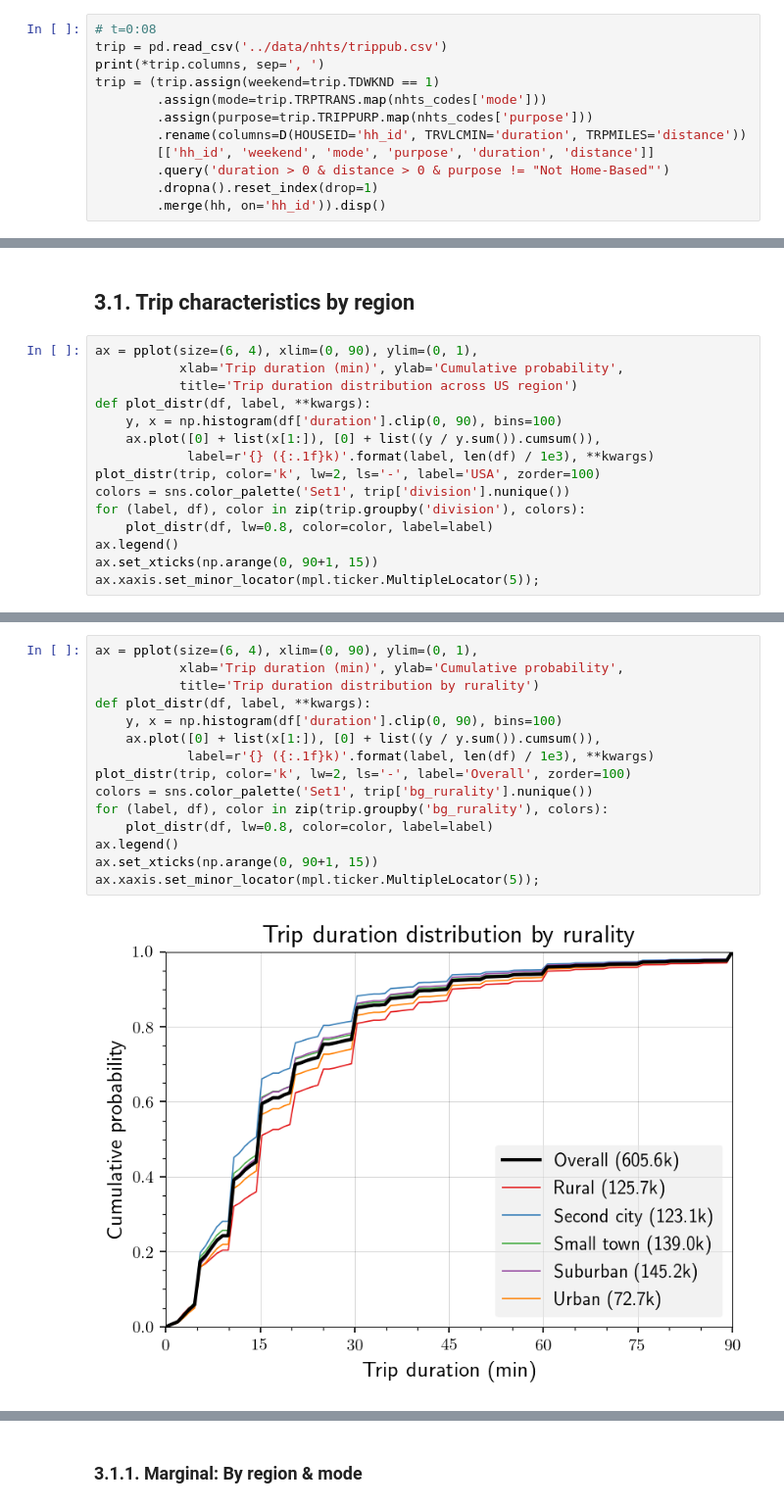
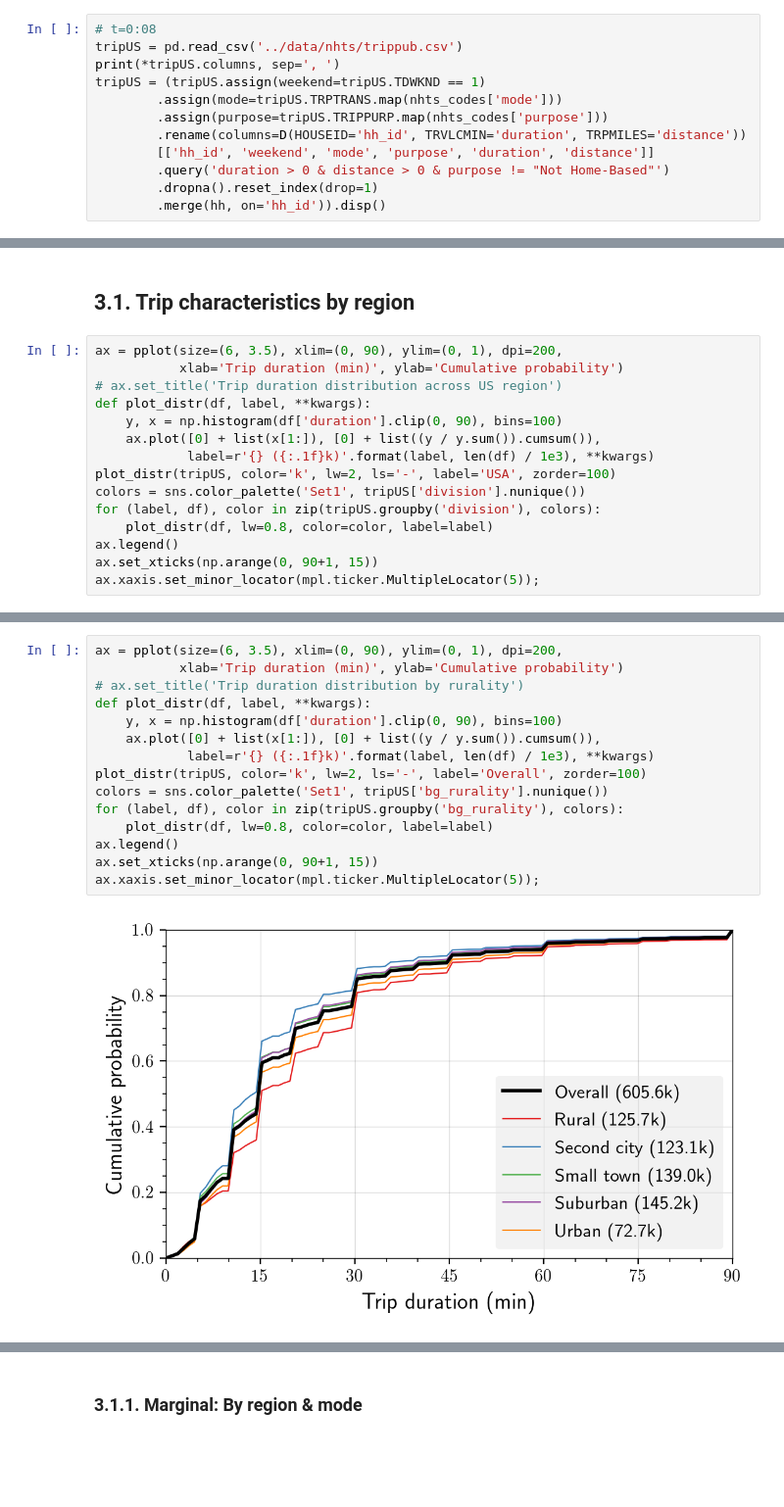
Before and after one commit to rvanxer/spr_4711, a Jupyter notebook: code/nhts.ipynb, the cells around one changed output, grey strips where cells are left out. Shown: that part at 98% size. Saved outputs shown, nothing was run; the diff lists cells and outputs as text; blank space fills up the shorter version.

```diff
--- a/code/nhts.ipynb
+++ b/code/nhts.ipynb
@@ -65,11 +65,11 @@ HOUSEID, TRAVDAY, SAMPSTRAT, HOMEOWN, HHSIZE, HHVEHCNT, HHFAMINC, PC, SPHONE, TA
 ### 2.2.4. Trips
 # %%
 # t=0:08
-trip = pd.read_csv('../data/nhts/trippub.csv')
-print(*trip.columns, sep=', ')
-trip = (trip.assign(weekend=trip.TDWKND == 1)
-        .assign(mode=trip.TRPTRANS.map(nhts_codes['mode']))
-        .assign(purpose=trip.TRIPPURP.map(nhts_codes['purpose']))
+tripUS = pd.read_csv('../data/nhts/trippub.csv')
+print(*tripUS.columns, sep=', ')
+tripUS = (tripUS.assign(weekend=tripUS.TDWKND == 1)
+        .assign(mode=tripUS.TRPTRANS.map(nhts_codes['mode']))
+        .assign(purpose=tripUS.TRIPPURP.map(nhts_codes['purpose']))
         .rename(columns=D(HOUSEID='hh_id', TRVLCMIN='duration', TRPMILES='distance'))
         [['hh_id', 'weekend', 'mode', 'purpose', 'duration', 'distance']]
         .query('duration > 0 & distance > 0 & purpose != "Not Home-Based"')
@@ -102,16 +102,16 @@ Name: count, dtype: int64
 # %% [markdown]
 ## 3.1. Trip characteristics by region
 # %%
-ax = pplot(size=(6, 4), xlim=(0, 90), ylim=(0, 1),
-           xlab='Trip duration (min)', ylab='Cumulative probability',
-           title='Trip duration distribution across US region')
+ax = pplot(size=(6, 3.5), xlim=(0, 90), ylim=(0, 1), dpi=200,
+           xlab='Trip duration (min)', ylab='Cumulative probability')
+# ax.set_title('Trip duration distribution across US region')
 def plot_distr(df, label, **kwargs):
     y, x = np.histogram(df['duration'].clip(0, 90), bins=100)
     ax.plot([0] + list(x[1:]), [0] + list((y / y.sum()).cumsum()),
             label=r'{} ({:.1f}k)'.format(label, len(df) / 1e3), **kwargs)
-plot_distr(trip, color='k', lw=2, ls='-', label='USA', zorder=100)
-colors = sns.color_palette('Set1', trip['division'].nunique())
-for (label, df), color in zip(trip.groupby('division'), colors):
+plot_distr(tripUS, color='k', lw=2, ls='-', label='USA', zorder=100)
+colors = sns.color_palette('Set1', tripUS['division'].nunique())
+for (label, df), color in zip(tripUS.groupby('division'), colors):
     plot_distr(df, lw=0.8, color=color, label=label)
 ax.legend()
 ax.set_xticks(np.arange(0, 90+1, 15))
@@ -121,18 +121,18 @@ ax.xaxis.set_minor_locator(mpl.ticker.MultipleLocator(5));
 # %%
-ax = pplot(size=(6, 4), xlim=(0, 90), ylim=(0, 1),
-           xlab='Trip duration (min)', ylab='Cumulative probability',
-           title='Trip duration distribution by rurality')
+ax = pplot(size=(6, 3.5), xlim=(0, 90), ylim=(0, 1), dpi=200,
+           xlab='Trip duration (min)', ylab='Cumulative probability')
+# ax.set_title('Trip duration distribution by rurality')
 def plot_distr(df, label, **kwargs):
     y, x = np.histogram(df['duration'].clip(0, 90), bins=100)
     ax.plot([0] + list(x[1:]), [0] + list((y / y.sum()).cumsum()),
             label=r'{} ({:.1f}k)'.format(label, len(df) / 1e3), **kwargs)
-plot_distr(trip, color='k', lw=2, ls='-', label='Overall', zorder=100)
-colors = sns.color_palette('Set1', trip['bg_rurality'].nunique())
-for (label, df), color in zip(trip.groupby('bg_rurality'), colors):
+plot_distr(tripUS, color='k', lw=2, ls='-', label='Overall', zorder=100)
+colors = sns.color_palette('Set1', tripUS['bg_rurality'].nunique())
+for (label, df), color in zip(tripUS.groupby('bg_rurality'), colors):
     plot_distr(df, lw=0.8, color=color, label=label)
 ax.legend()
 ax.set_xticks(np.arange(0, 90+1, 15))
 ax.xaxis.set_minor_locator(mpl.ticker.MultipleLocator(5));
 # %% [output]
-[figure, old version]
+[figure, new version]
 # %%
```
Also changed, not shown: parts of 14 cells of this notebook, 5 other files.
